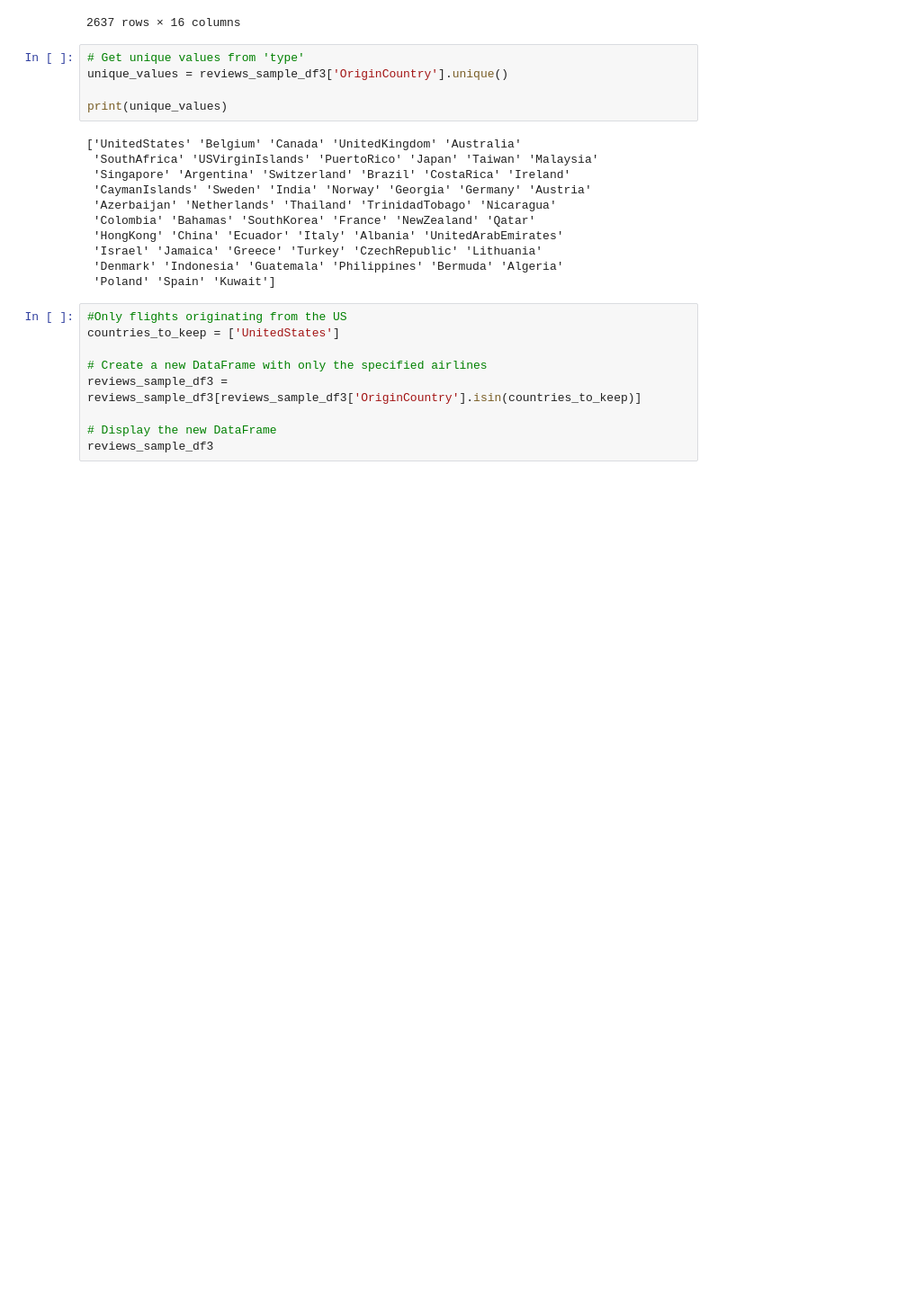
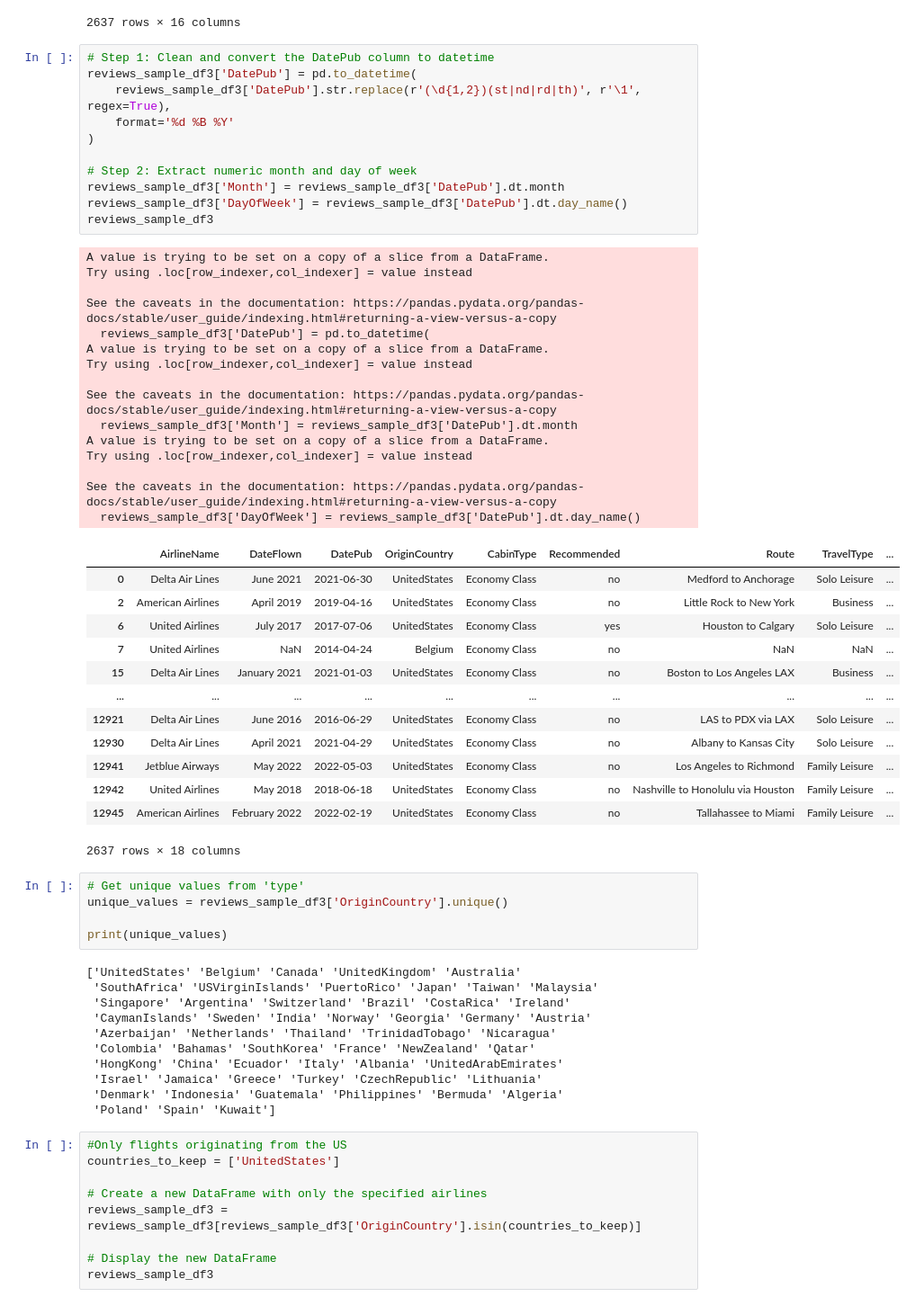
Before and after one commit to Jeff-Gielniak/Airline-Satisfaction-Evaluation, a Jupyter notebook: Flight.ipynb, the cells around one changed output. Shown: that part at 90% size. Drawn from its saved outputs; the diff is of its cells as text; blank space fills up the shorter version.

```diff
--- a/Flight.ipynb
+++ b/Flight.ipynb
@@ -388,6 +445,46 @@ reviews_sample_df3
 | 12942 | United Airlines | May 2018 | 18th June 2018 | UnitedStates | Economy Class | no | Nashville to Honolulu via Houston | Family Leisure | ... |
 | 12945 | American Airlines | February 2022 | 19th February 2022 | UnitedStates | Economy Class | no | Tallahassee to Miami | Family Leisure | ... |
 2637 rows × 16 columns
+# %%
+# Step 1: Clean and convert the DatePub column to datetime
+reviews_sample_df3['DatePub'] = pd.to_datetime(
+    reviews_sample_df3['DatePub'].str.replace(r'(\d{1,2})(st|nd|rd|th)', r'\1', regex=True),
+    format='%d %B %Y'
+)
+
+# Step 2: Extract numeric month and day of week
+reviews_sample_df3['Month'] = reviews_sample_df3['DatePub'].dt.month
+reviews_sample_df3['DayOfWeek'] = reviews_sample_df3['DatePub'].dt.day_name()
+reviews_sample_df3
+# %% [output]
+A value is trying to be set on a copy of a slice from a DataFrame.
+Try using .loc[row_indexer,col_indexer] = value instead
+
+See the caveats in the documentation: https://pandas.pydata.org/pandas-docs/stable/user_guide/indexing.html#returning-a-view-versus-a-copy
+  reviews_sample_df3['DatePub'] = pd.to_datetime(
+A value is trying to be set on a copy of a slice from a DataFrame.
+Try using .loc[row_indexer,col_indexer] = value instead
+
+See the caveats in the documentation: https://pandas.pydata.org/pandas-docs/stable/user_guide/indexing.html#returning-a-view-versus-a-copy
+  reviews_sample_df3['Month'] = reviews_sample_df3['DatePub'].dt.month
+A value is trying to be set on a copy of a slice from a DataFrame.
+Try using .loc[row_indexer,col_indexer] = value instead
+
+See the caveats in the documentation: https://pandas.pydata.org/pandas-docs/stable/user_guide/indexing.html#returning-a-view-versus-a-copy
+  reviews_sample_df3['DayOfWeek'] = reviews_sample_df3['DatePub'].dt.day_name()
+|  | AirlineName | DateFlown | DatePub | OriginCountry | CabinType | Recommended | Route | TravelType | ... |
+| 0 | Delta Air Lines | June 2021 | 2021-06-30 | UnitedStates | Economy Class | no | Medford to Anchorage | Solo Leisure | ... |
+| 2 | American Airlines | April 2019 | 2019-04-16 | UnitedStates | Economy Class | no | Little Rock to New York | Business | ... |
+| 6 | United Airlines | July 2017 | 2017-07-06 | UnitedStates | Economy Class | yes | Houston to Calgary | Solo Leisure | ... |
+| 7 | United Airlines | NaN | 2014-04-24 | Belgium | Economy Class | no | NaN | NaN | ... |
+| 15 | Delta Air Lines | January 2021 | 2021-01-03 | UnitedStates | Economy Class | no | Boston to Los Angeles LAX | Business | ... |
+| ... | ... | ... | ... | ... | ... | ... | ... | ... | ... |
+| 12921 | Delta Air Lines | June 2016 | 2016-06-29 | UnitedStates | Economy Class | no | LAS to PDX via LAX | Solo Leisure | ... |
+| 12930 | Delta Air Lines | April 2021 | 2021-04-29 | UnitedStates | Economy Class | no | Albany to Kansas City | Solo Leisure | ... |
+| 12941 | Jetblue Airways | May 2022 | 2022-05-03 | UnitedStates | Economy Class | no | Los Angeles to Richmond | Family Leisure | ... |
+| 12942 | United Airlines | May 2018 | 2018-06-18 | UnitedStates | Economy Class | no | Nashville to Honolulu via Houston | Family Leisure | ... |
+| 12945 | American Airlines | February 2022 | 2022-02-19 | UnitedStates | Economy Class | no | Tallahassee to Miami | Family Leisure | ... |
+2637 rows × 18 columns
 # %%
 # Get unique values from 'type'
 unique_values = reviews_sample_df3['OriginCountry'].unique()
```
Also changed, not shown: parts of 19 cells of this notebook.
